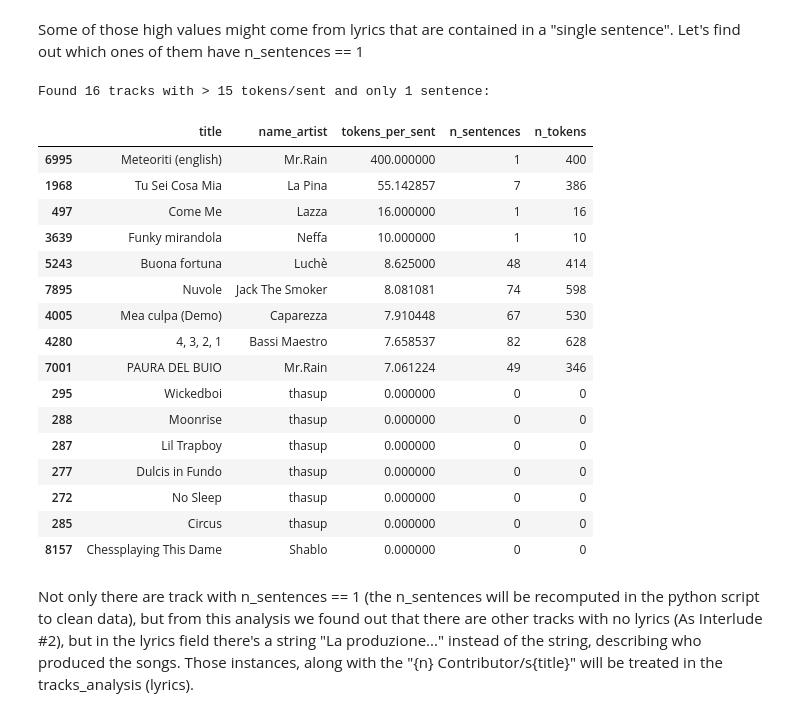
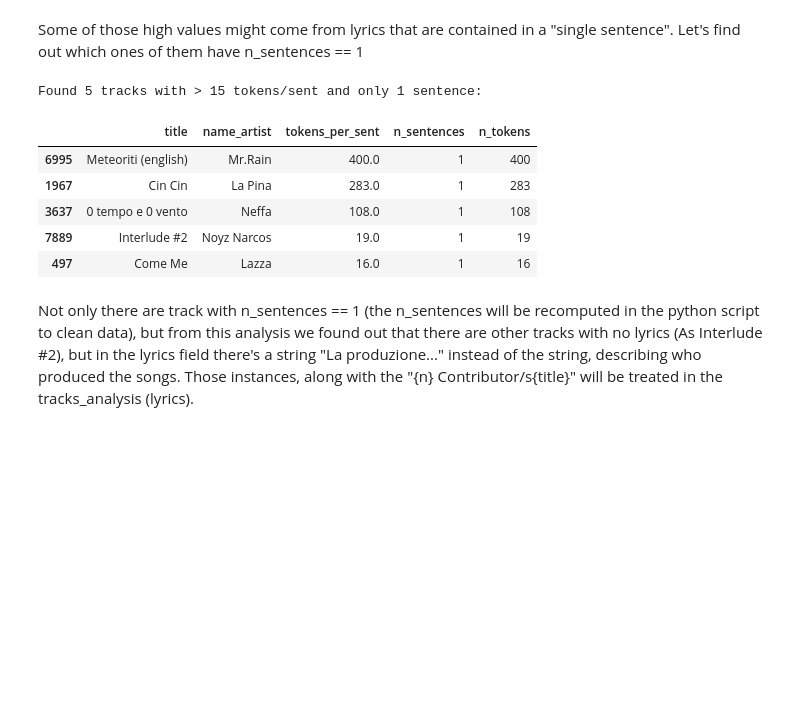
Before and after one commit to jaanisfehling/italian-rap-songs, a Jupyter notebook: data_understanding/data_distribution.ipynb, the cells around one changed output. Cells and saved outputs as stored; diff of their text form; code cells hidden in the pictures; blank space fills up the shorter version.

```diff
--- a/data_understanding/data_distribution.ipynb
+++ b/data_understanding/data_distribution.ipynb
@@ -139,32 +139,21 @@ Bottom 10 Lowest tokens_per_sent:
 Some of those high values might come from lyrics that are contained in a "single sentence". Let's find out which ones of them have n_sentences == 1
 # %%
 long_single_sentence_tracks = df_cleaned[
-    (df_tracks['tokens_per_sent'] > 15) &
-    (df_tracks['n_sentences'] == 1)
+    (df_cleaned['tokens_per_sent'] > 15) &
+    (df_cleaned['n_sentences'] == 1)
 ]
 
 print(f"Found {len(long_single_sentence_tracks)} tracks with > 15 tokens/sent and only 1 sentence:")
 cols_to_show = ['title', 'name_artist', 'tokens_per_sent', 'n_sentences', 'n_tokens']
 display(long_single_sentence_tracks[cols_to_show].sort_values(by='tokens_per_sent', ascending=False))
 # %% [output]
-Found 16 tracks with > 15 tokens/sent and only 1 sentence:
+Found 5 tracks with > 15 tokens/sent and only 1 sentence:
 |  | title | name_artist | tokens_per_sent | n_sentences | n_tokens |
-| 6995 | Meteoriti (english) | Mr.Rain | 400.000000 | 1 | 400 |
-| 1968 | Tu Sei Cosa Mia | La Pina | 55.142857 | 7 | 386 |
-| 497 | Come Me | Lazza | 16.000000 | 1 | 16 |
-| 3639 | Funky mirandola | Neffa | 10.000000 | 1 | 10 |
-| 5243 | Buona fortuna | Luchè | 8.625000 | 48 | 414 |
-| 7895 | Nuvole | Jack The Smoker | 8.081081 | 74 | 598 |
-| 4005 | Mea culpa (Demo) | Caparezza | 7.910448 | 67 | 530 |
-| 4280 | 4, 3, 2, 1 | Bassi Maestro | 7.658537 | 82 | 628 |
-| 7001 | PAURA DEL BUIO | Mr.Rain | 7.061224 | 49 | 346 |
-| 295 | Wickedboi | thasup | 0.000000 | 0 | 0 |
-| 288 | Moonrise | thasup | 0.000000 | 0 | 0 |
-| 287 | Lil Trapboy | thasup | 0.000000 | 0 | 0 |
-| 277 | Dulcis in Fundo | thasup | 0.000000 | 0 | 0 |
-| 272 | No Sleep | thasup | 0.000000 | 0 | 0 |
-| 285 | Circus | thasup | 0.000000 | 0 | 0 |
-| 8157 | Chessplaying This Dame | Shablo | 0.000000 | 0 | 0 |
+| 6995 | Meteoriti (english) | Mr.Rain | 400.0 | 1 | 400 |
+| 1967 | Cin Cin | La Pina | 283.0 | 1 | 283 |
+| 3637 | 0 tempo e 0 vento | Neffa | 108.0 | 1 | 108 |
+| 7889 | Interlude #2 | Noyz Narcos | 19.0 | 1 | 19 |
+| 497 | Come Me | Lazza | 16.0 | 1 | 16 |
 # %% [markdown]
 Not only there are track with n_sentences == 1 (the n_sentences will be recomputed in the python script to clean data), but from this analysis we found out that there are other tracks with no lyrics (As Interlude #2), but in the lyrics field there's a string "La produzione..." instead of the string, describing who produced the songs. Those instances, along with the "{n} Contributor/s{title}" will be treated in the tracks_analysis (lyrics).
 # %% [markdown]
```
Also changed, not shown: parts of 29 cells of this notebook.
